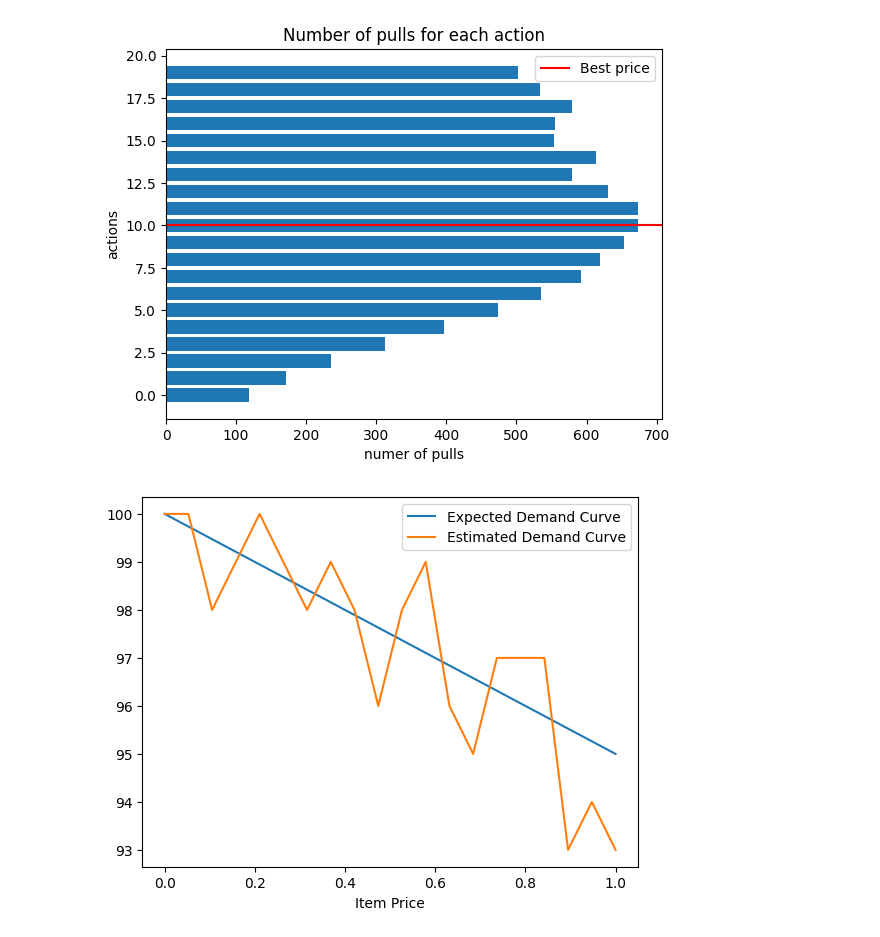
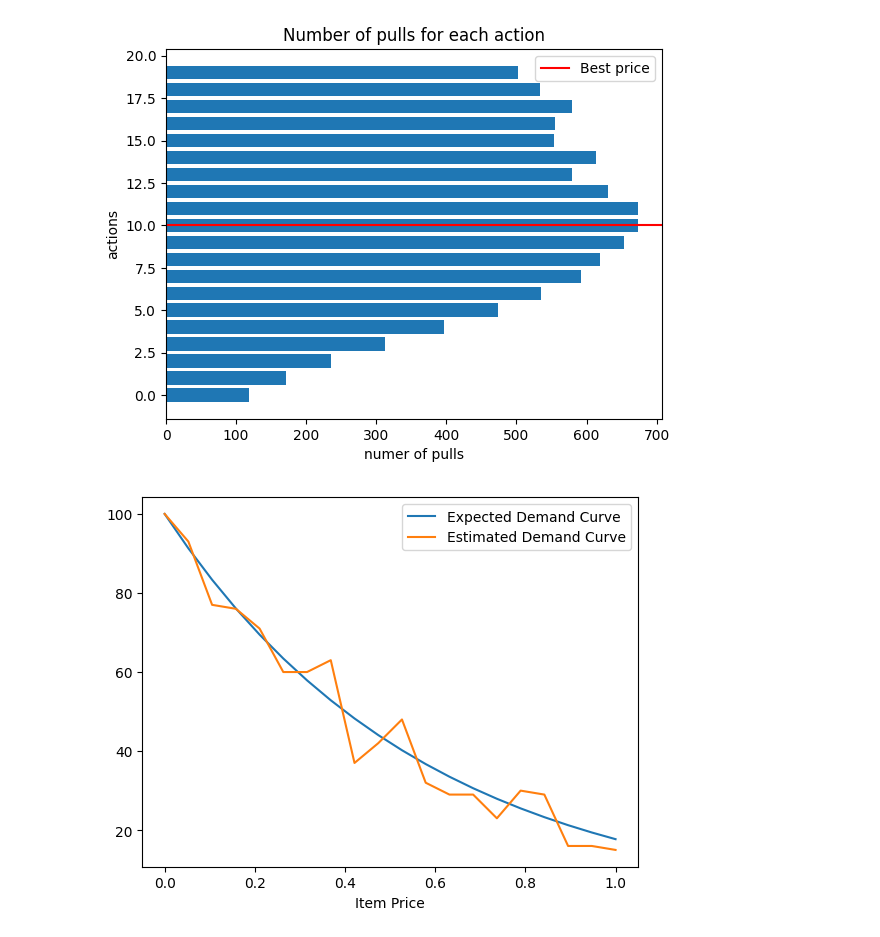
Before and after one commit to manuu1311/OLA-project, a Jupyter notebook: Deliverables/Requirement2/prova.ipynb, the cells around one changed output. Cells and saved outputs as stored; diff of their text form; code cells hidden in the pictures.

```diff
--- a/Deliverables/Requirement2/prova.ipynb
+++ b/Deliverables/Requirement2/prova.ipynb
@@ -172,15 +172,16 @@ for seed in range(n_trials):
     expected_clairvoyant_rewards = profit_curve[:,best_price_index]
 
     np.random.seed(seed)
-    env = PricingEnvironment(conversion_probability=conversion_rates, cost=cost)
-    ucb_agent = UCB1PricingAgent(K, T, range=maximum_profit) #TODO I think we should use an adverarial regret minimizer here like exp3!!!
+    conversion_probability=conversion_rates
+    env = PricingEnvironment(conversion_probability, cost=cost)
+    ucb_agent = UCB1PricingAgent(K, T, range=maximum_profit)
 
     agent_rewards = np.array([])
 
     for t in range(T):
         pi_t = ucb_agent.pull_arm() ## the agent returns the index!!
         p_t = prices[pi_t] # I get the actual price
-        d_t, r_t = env.round(p_t, n_customers, t)# modified envirnment function!!!
+        d_t, r_t = env.round(p_t, n_customers, t)
         ucb_agent.update(r_t)
 
         agent_rewards = np.append(agent_rewards, r_t)
@@ -218,18 +219,20 @@ plt.show();
 # %% [output]
 [figure]
 # %%
+conversion_probability = conversion_rates[0] # I take only the first conversion_probability as an example
+
 expected_demand_curve = n_customers*conversion_probability(prices)
 
 estimated_demand_curve = np.random.binomial(n_customers, conversion_probability(prices))
 
 plt.figure()
 plt.plot(prices, expected_demand_curve, label='Expected Demand Curve')
 plt.plot(prices, estimated_demand_curve, label='Estimated Demand Curve')
 plt.xlabel('Item Price')
 plt.legend()
 plt.show();
 # %% [output]
-[figure, old version]
+[figure, new version]
 # %%
 expected_profit_curve = n_customers*conversion_probability(prices)*(prices-cost)
 
```
Also changed, not shown: parts of 7 cells of this notebook, 2 other files.
